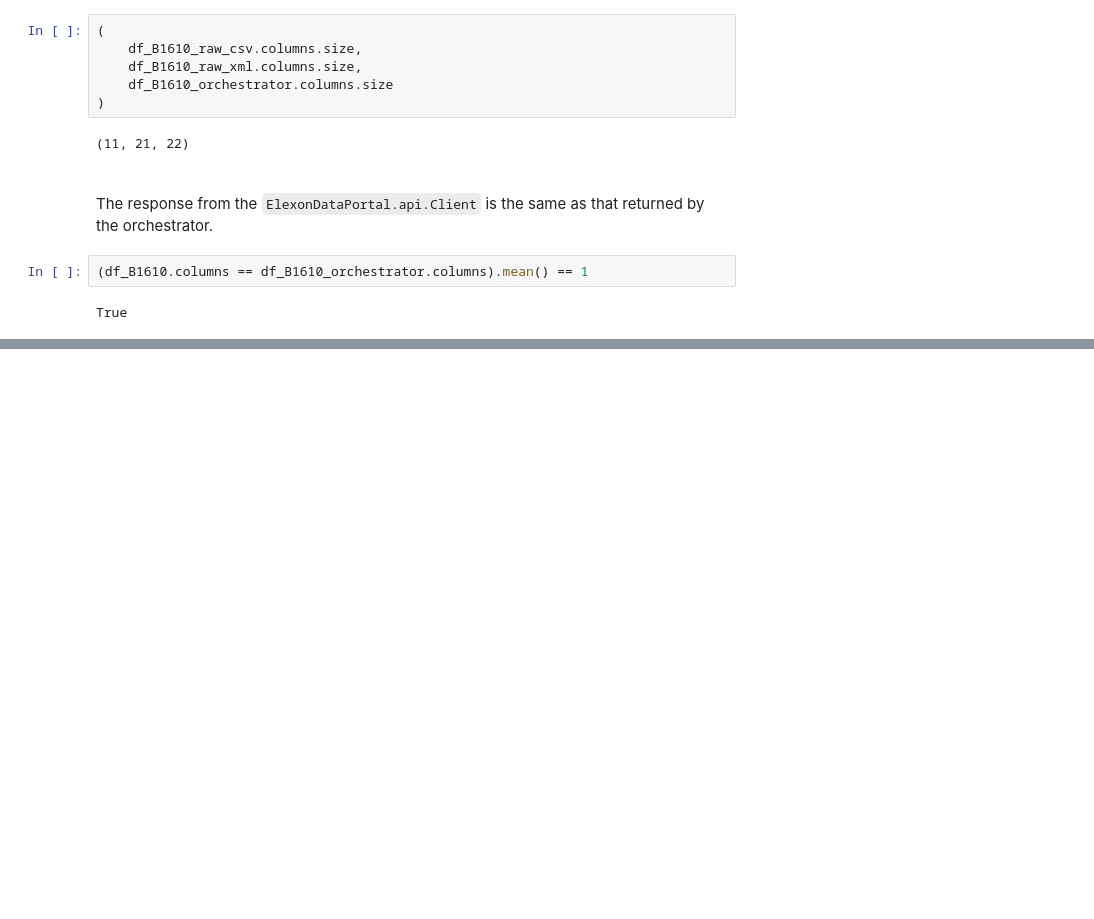
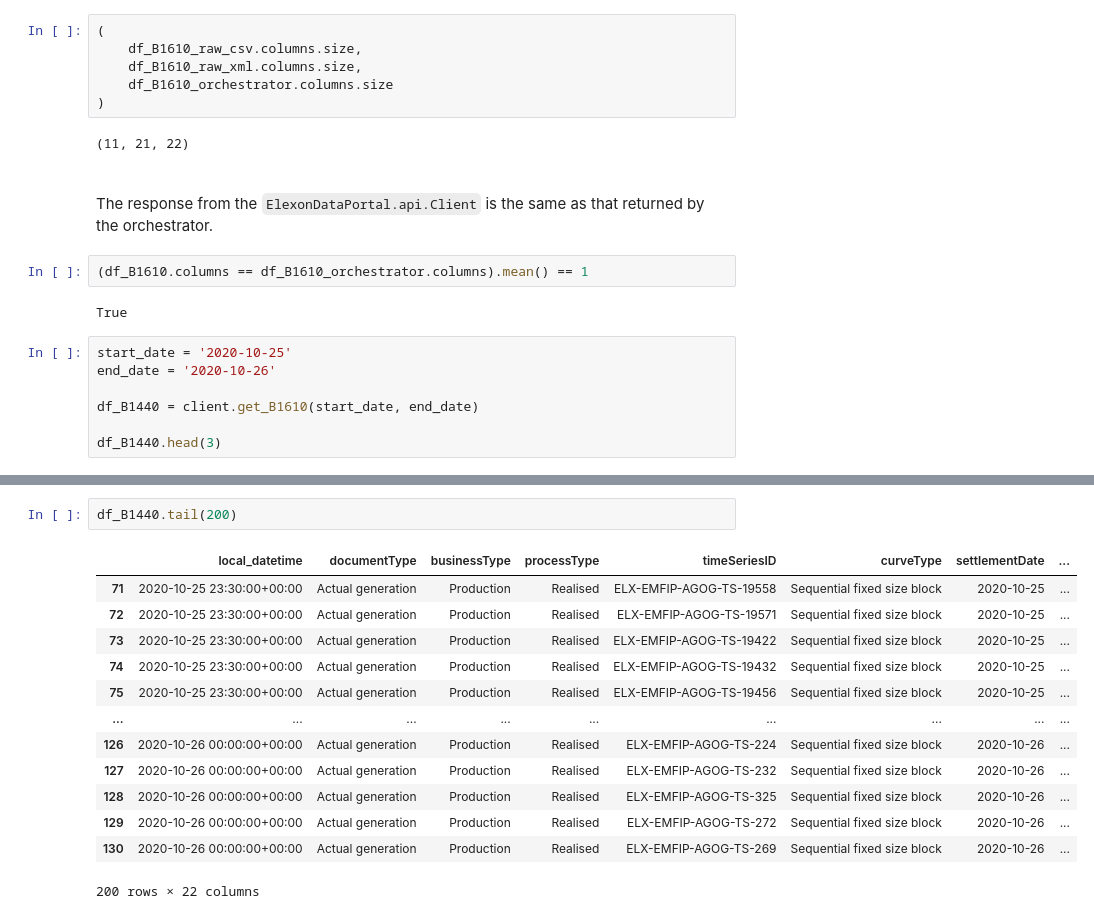
Before and after one commit to OSUKED/ElexonDataPortal, a Jupyter notebook: nbs/08-quick-start.ipynb, the cells around one changed output, grey strips where cells are left out. Cells and saved outputs as stored; diff of their text form; blank space fills up the shorter version.

```diff
--- a/nbs/08-quick-start.ipynb
+++ b/nbs/08-quick-start.ipynb
@@ -220,3 +220,10 @@ The response from the `ElexonDataPortal.api.Client` is the same as that returned
 (df_B1610.columns == df_B1610_orchestrator.columns).mean() == 1
 # %% [output]
 True
+# %%
+start_date = '2020-10-25'
+end_date = '2020-10-26'
+
+df_B1440 = client.get_B1610(start_date, end_date)
+
+df_B1440.head(3)
@@ -222,0 +236,16 @@ True
+# %%
+df_B1440.tail(200)
+# %% [output]
+|  | local_datetime | documentType | businessType | processType | timeSeriesID | curveType | settlementDate | ... |
+| 71 | 2020-10-25 23:30:00+00:00 | Actual generation | Production | Realised | ELX-EMFIP-AGOG-TS-19558 | Sequential fixed size block | 2020-10-25 | ... |
+| 72 | 2020-10-25 23:30:00+00:00 | Actual generation | Production | Realised | ELX-EMFIP-AGOG-TS-19571 | Sequential fixed size block | 2020-10-25 | ... |
+| 73 | 2020-10-25 23:30:00+00:00 | Actual generation | Production | Realised | ELX-EMFIP-AGOG-TS-19422 | Sequential fixed size block | 2020-10-25 | ... |
+| 74 | 2020-10-25 23:30:00+00:00 | Actual generation | Production | Realised | ELX-EMFIP-AGOG-TS-19432 | Sequential fixed size block | 2020-10-25 | ... |
+| 75 | 2020-10-25 23:30:00+00:00 | Actual generation | Production | Realised | ELX-EMFIP-AGOG-TS-19456 | Sequential fixed size block | 2020-10-25 | ... |
+| ... | ... | ... | ... | ... | ... | ... | ... | ... |
+| 126 | 2020-10-26 00:00:00+00:00 | Actual generation | Production | Realised | ELX-EMFIP-AGOG-TS-224 | Sequential fixed size block | 2020-10-26 | ... |
+| 127 | 2020-10-26 00:00:00+00:00 | Actual generation | Production | Realised | ELX-EMFIP-AGOG-TS-232 | Sequential fixed size block | 2020-10-26 | ... |
+| 128 | 2020-10-26 00:00:00+00:00 | Actual generation | Production | Realised | ELX-EMFIP-AGOG-TS-325 | Sequential fixed size block | 2020-10-26 | ... |
+| 129 | 2020-10-26 00:00:00+00:00 | Actual generation | Production | Realised | ELX-EMFIP-AGOG-TS-272 | Sequential fixed size block | 2020-10-26 | ... |
+| 130 | 2020-10-26 00:00:00+00:00 | Actual generation | Production | Realised | ELX-EMFIP-AGOG-TS-269 | Sequential fixed size block | 2020-10-26 | ... |
+200 rows × 22 columns
```
Also changed, not shown: parts of 5 cells of this notebook, 13 other files.
